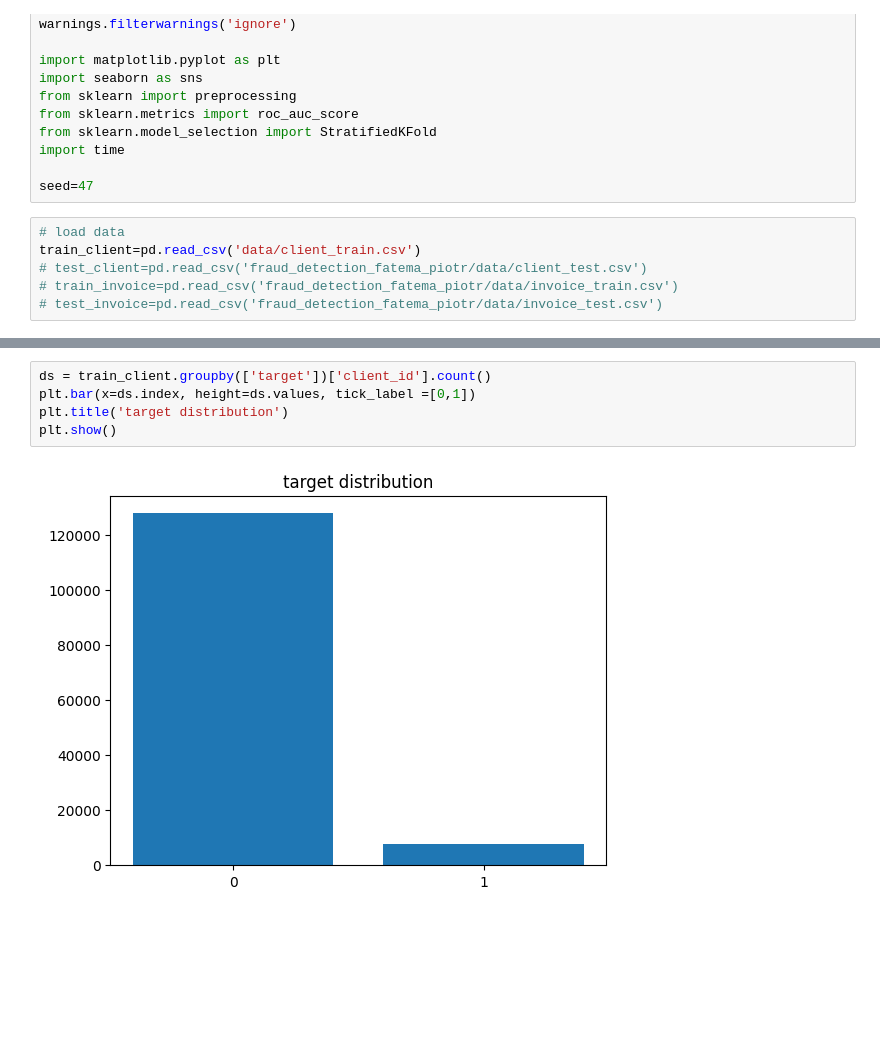
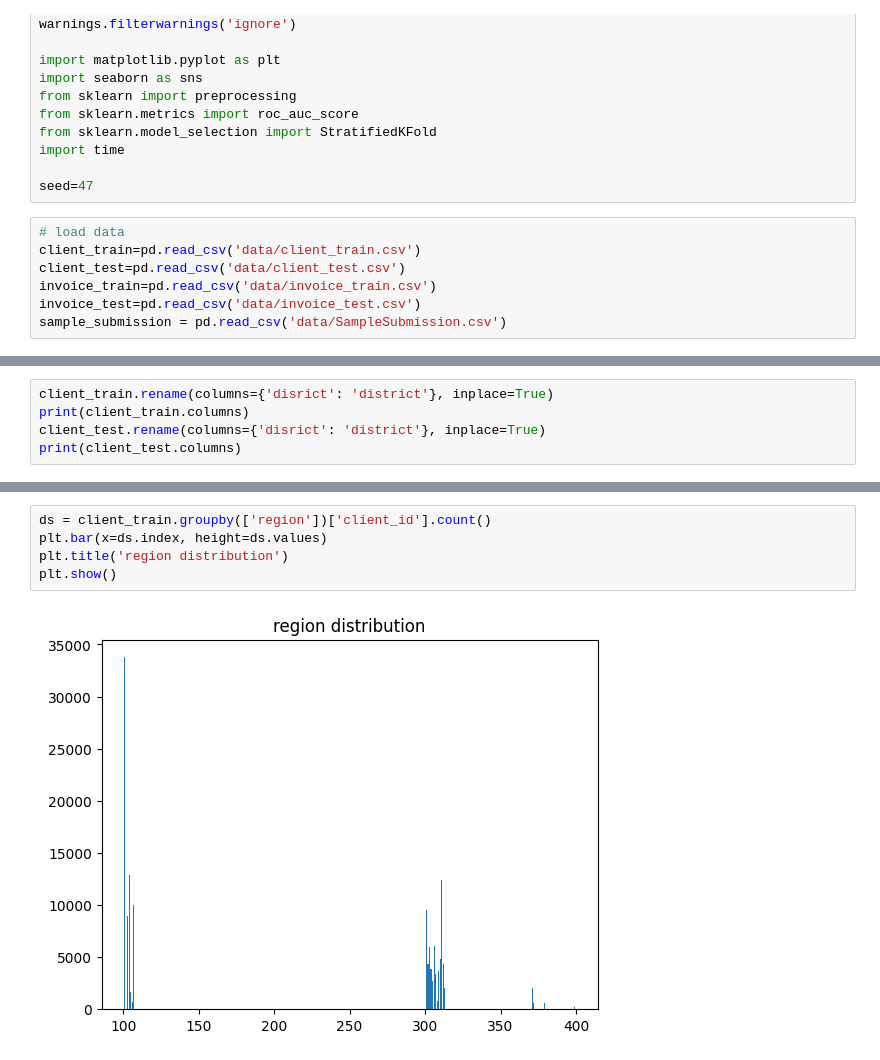
Before and after one commit to psvc/fraud_detection_fatema_piotr, a Jupyter notebook: fraud_detection_EDA-and-modeling.ipynb, the cells around one changed output, grey strips where cells are left out. Cells and saved outputs as stored; diff of their text form; blank space fills up the shorter version.

```diff
--- a/fraud_detection_EDA-and-modeling.ipynb
+++ b/fraud_detection_EDA-and-modeling.ipynb
@@ -14,7 +14,8 @@ import time
 seed=47
 # %%
 # load data
-train_client=pd.read_csv('data/client_train.csv')
-# test_client=pd.read_csv('fraud_detection_fatema_piotr/data/client_test.csv')
-# train_invoice=pd.read_csv('fraud_detection_fatema_piotr/data/invoice_train.csv')
-# test_invoice=pd.read_csv('fraud_detection_fatema_piotr/data/invoice_test.csv')
+client_train=pd.read_csv('data/client_train.csv')
+client_test=pd.read_csv('data/client_test.csv')
+invoice_train=pd.read_csv('data/invoice_train.csv')
+invoice_test=pd.read_csv('data/invoice_test.csv')
+sample_submission = pd.read_csv('data/SampleSubmission.csv')
@@ -54,0 +149,5 @@ train_invoice.head()
+# %%
+client_train.rename(columns={'disrict': 'district'}, inplace=True)
+print(client_train.columns)
+client_test.rename(columns={'disrict': 'district'}, inplace=True)
+print(client_test.columns)
@@ -55,7 +169,7 @@ train_invoice.head()
 # %%
-ds = train_client.groupby(['target'])['client_id'].count()
-plt.bar(x=ds.index, height=ds.values, tick_label =[0,1])
-plt.title('target distribution')
+ds = client_train.groupby(['region'])['client_id'].count()
+plt.bar(x=ds.index, height=ds.values)
+plt.title('region distribution')
 plt.show()
 # %% [output]
-[figure, old version]
+[figure, new version]
```
Also changed, not shown: parts of 33 cells of this notebook.
